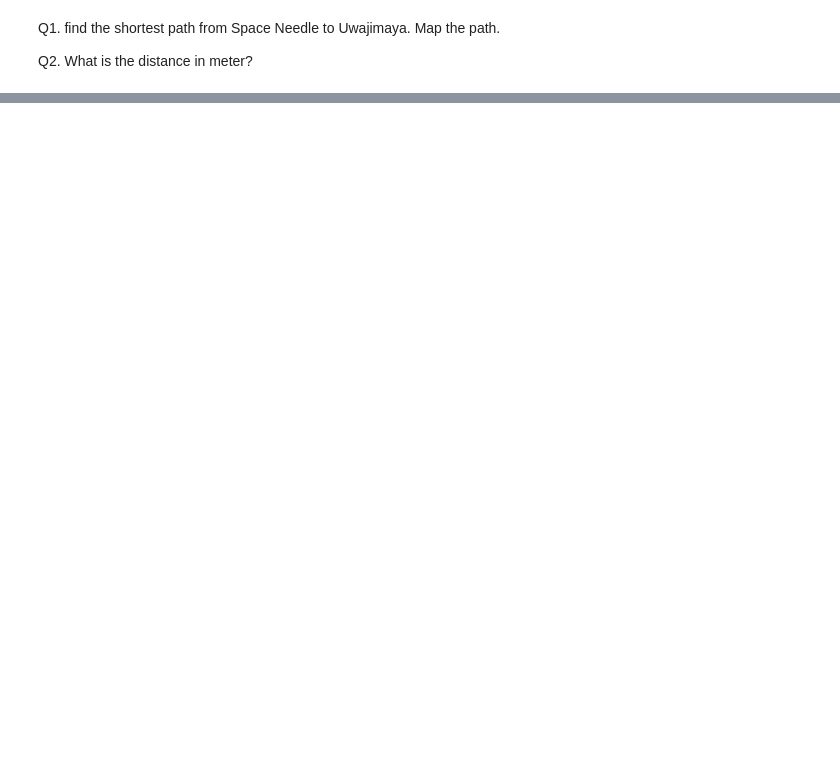
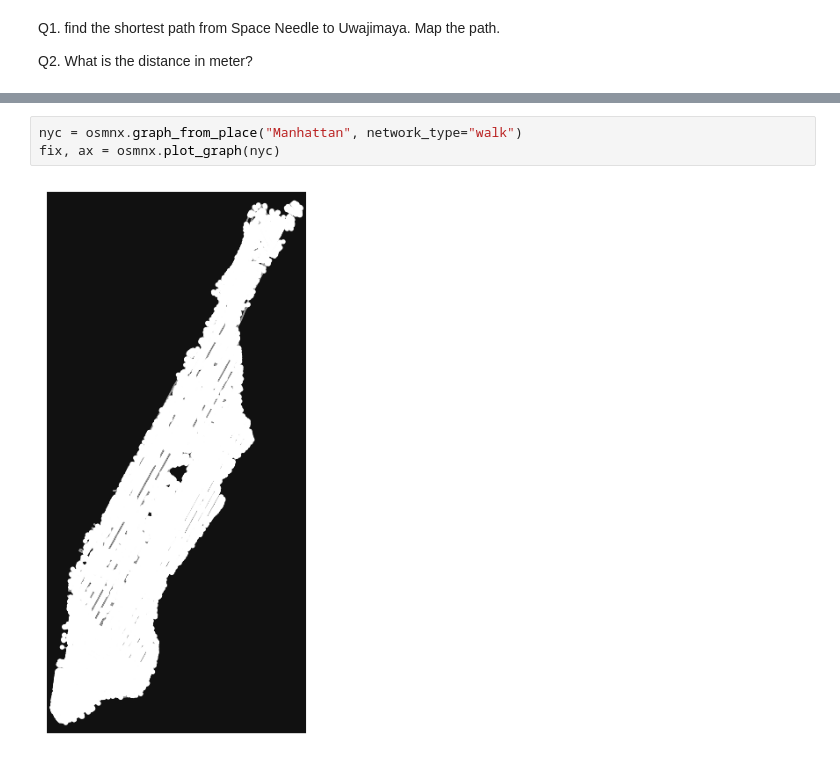
Before and after one commit to turnert447/database_management, a Jupyter notebook: OSM_network_analysis.ipynb, the cells around one changed output, grey strips where cells are left out. Drawn from its saved outputs; the diff is of its cells as text; blank space fills up the shorter version.

```diff
--- a/OSM_network_analysis.ipynb
+++ b/OSM_network_analysis.ipynb
@@ -473,0 +807,5 @@ Q2. What is the distance in meter?
+# %%
+nyc = osmnx.graph_from_place("Manhattan", network_type="walk")
+fix, ax = osmnx.plot_graph(nyc)
+# %% [output]
+[figure, added]
```
Also changed, not shown: parts of 49 cells of this notebook, 43 other files.
